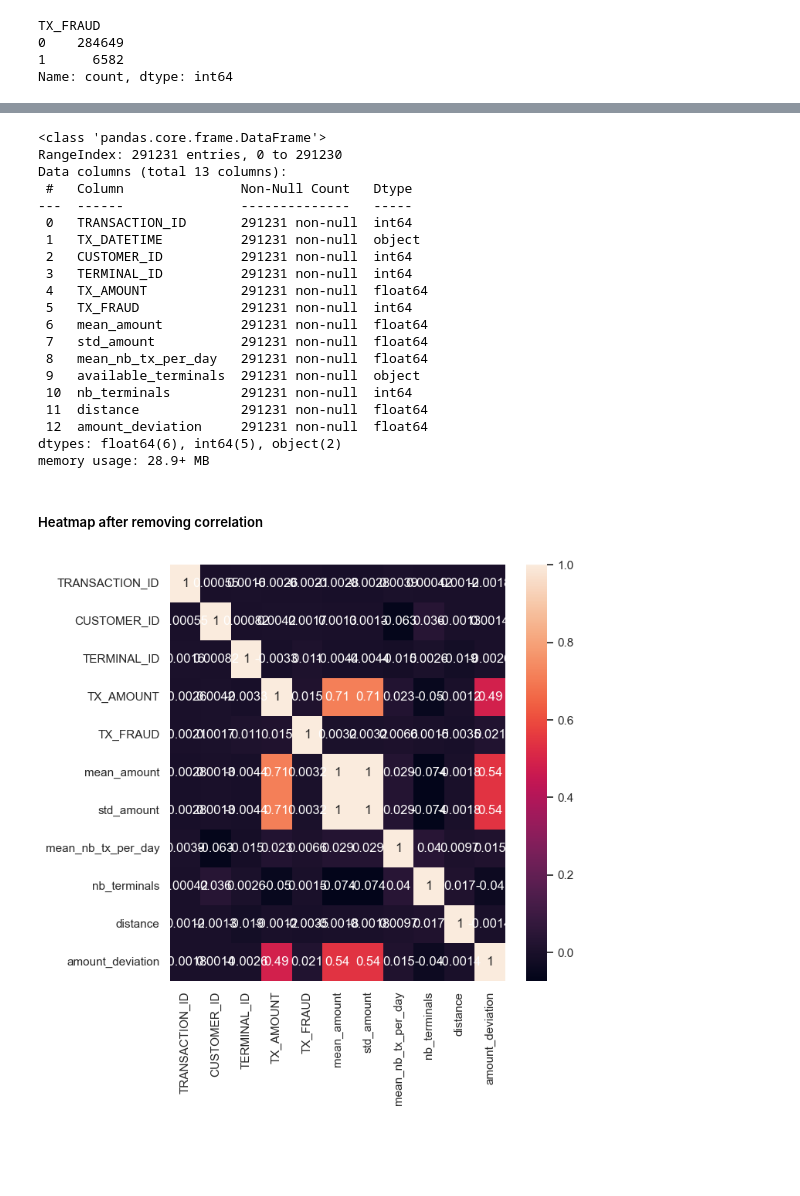
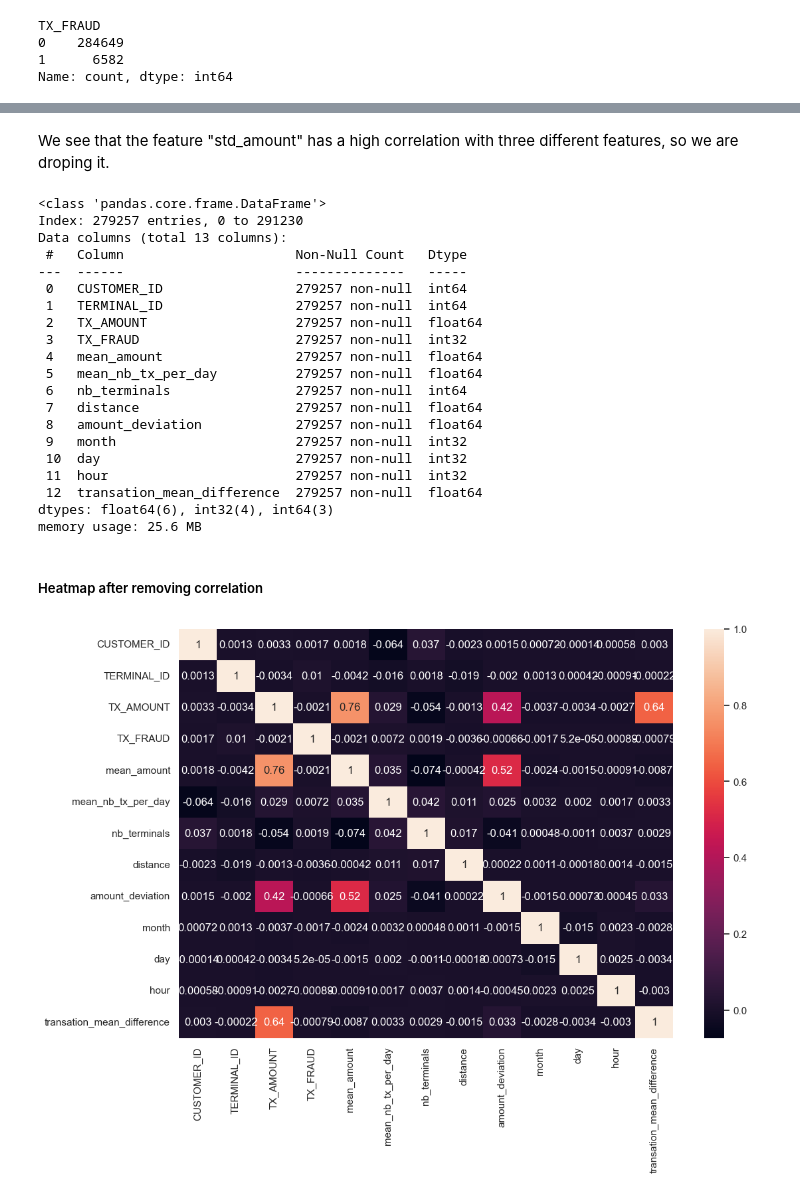
Before and after one commit to JuanS286/CreditCardFraudDetection, a Jupyter notebook: CreditCardFraudDetection.ipynb, the cells around one changed output, grey strips where cells are left out. Saved outputs shown, nothing was run; the diff lists cells and outputs as text; code cells hidden in the pictures; blank space fills up the shorter version.

Commit message:
Model update removing outliers, complementing feature eng and modeling with RF and XGBoost

```diff
--- a/CreditCardFraudDetection.ipynb
+++ b/CreditCardFraudDetection.ipynb
@@ -451,0 +512,4 @@ array([[<Axes: title={'center': 'TRANSACTION_ID'}>,
+# %%
+index_to_remove = TX_AMOUNT_outliers.index.union(amount_deviation_outliers.index)
+# %%
+df.drop(index_to_remove, inplace=True)
@@ -451,0 +525,2 @@ array([[<Axes: title={'center': 'TRANSACTION_ID'}>,
+# %%
+df["transation_mean_difference"] = df["TX_AMOUNT"] - df["mean_amount"]
@@ -488,35 +542,39 @@ train_df = train_df.drop('y_terminal_id', axis=1)
+# %% [markdown]
+We see that the feature "std_amount" has a high correlation with three different features, so we are droping it.
+# %%
+df.drop("std_amount", axis=1, inplace= True)
 # %%
-train_df.info()
+df.info()
 # %% [output]
 <class 'pandas.core.frame.DataFrame'>
-RangeIndex: 291231 entries, 0 to 291230
+Index: 279257 entries, 0 to 291230
 Data columns (total 13 columns):
- #   Column               Non-Null Count   Dtype
----  ------               --------------   -----
- 0   TRANSACTION_ID       291231 non-null  int64
- 1   TX_DATETIME          291231 non-null  object
- 2   CUSTOMER_ID          291231 non-null  int64
- 3   TERMINAL_ID          291231 non-null  int64
- 4   TX_AMOUNT            291231 non-null  float64
- 5   TX_FRAUD             291231 non-null  int64
- 6   mean_amount          291231 non-null  float64
- 7   std_amount           291231 non-null  float64
- 8   mean_nb_tx_per_day   291231 non-null  float64
- 9   available_terminals  291231 non-null  object
- 10  nb_terminals         291231 non-null  int64
- 11  distance             291231 non-null  float64
- 12  amount_deviation     291231 non-null  float64
-dtypes: float64(6), int64(5), object(2)
-memory usage: 28.9+ MB
+ #   Column                      Non-Null Count   Dtype
+---  ------                      --------------   -----
+ 0   CUSTOMER_ID                 279257 non-null  int64
+ 1   TERMINAL_ID                 279257 non-null  int64
+ 2   TX_AMOUNT                   279257 non-null  float64
+ 3   TX_FRAUD                    279257 non-null  int32
+ 4   mean_amount                 279257 non-null  float64
+ 5   mean_nb_tx_per_day          279257 non-null  float64
+ 6   nb_terminals                279257 non-null  int64
+ 7   distance                    279257 non-null  float64
+ 8   amount_deviation            279257 non-null  float64
+ 9   month                       279257 non-null  int32
+ 10  day                         279257 non-null  int32
+ 11  hour                        279257 non-null  int32
+ 12  transation_mean_difference  279257 non-null  float64
+dtypes: float64(6), int32(4), int64(3)
+memory usage: 25.6 MB
 # %% [markdown]
 ##### Heatmap after removing correlation
 # %%
-corr = train_df.corr(numeric_only=True)
+corr = df.corr(numeric_only=True)
 
 #make the heatmap larger in size
-plt.figure(figsize = (7,7))
+plt.figure(figsize = (12,8))
 
 sns.heatmap(corr, annot=True)
 plt.show()
 # %% [output]
-[figure, old version]
+[figure, new version]
```
Also changed, not shown: parts of 50 cells of this notebook.
